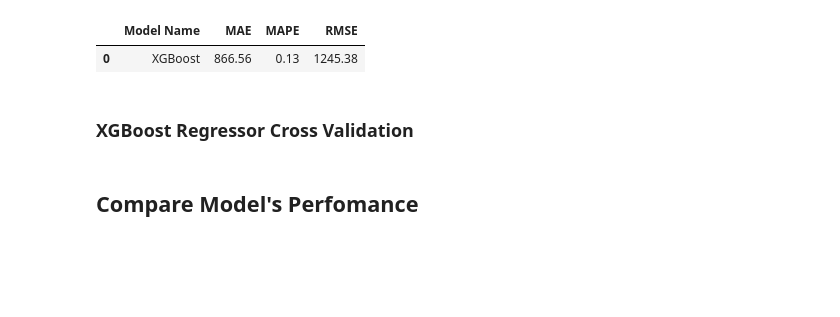
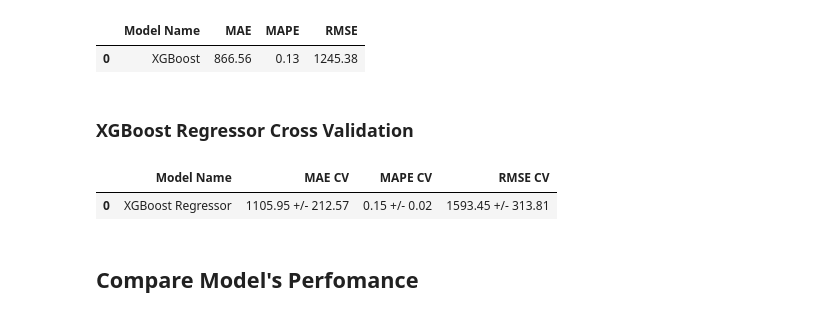
Before and after one commit to danillobarroscordeiro/rossman_sales, a Jupyter notebook: Untitled.ipynb, the cells around one changed output. Cells and saved outputs as stored; diff of their text form; code cells hidden in the pictures; blank space fills up the shorter version.

```diff
--- a/Untitled.ipynb
+++ b/Untitled.ipynb
@@ -946,11 +951,11 @@ rf_cross_result
 # %% [markdown]
 ## XGBoost Regressor
 # %%
-xgb = xgb.XGBRegressor(objective='reg:squarederror',
+model_xgb = xgb.XGBRegressor(objective='reg:squarederror',
                              n_estimators=100,
                              random_state=42).fit(x_train,y_train)
 
-y_predicted_xgb = xgb.predict(x_test)
+y_predicted_xgb = model_xgb.predict(x_test)
 
 xgb_result = ml_error('XGBoost', np.expm1(y_test), np.expm1(y_predicted_xgb) )
 xgb_result
@@ -960,8 +965,11 @@ xgb_result
 # %% [markdown]
 ### XGBoost Regressor Cross Validation
 # %%
-xgb_cross_result = cross_validation(x_train_cross_validation,5,'XGBoost Regressor',xgb)
+xgb_cross_result = cross_validation(x_train_cross_validation,5,'XGBoost Regressor',model_xgb)
 xgb_cross_result
+# %% [output]
+|  | Model Name | MAE CV | MAPE CV | RMSE CV |
+| 0 | XGBoost Regressor | 1105.95 +/- 212.57 | 0.15 +/- 0.02 | 1593.45 +/- 313.81 |
 # %% [markdown]
 ## Compare Model's Perfomance
 # %%
```
Also changed, not shown: parts of 14 cells of this notebook.
